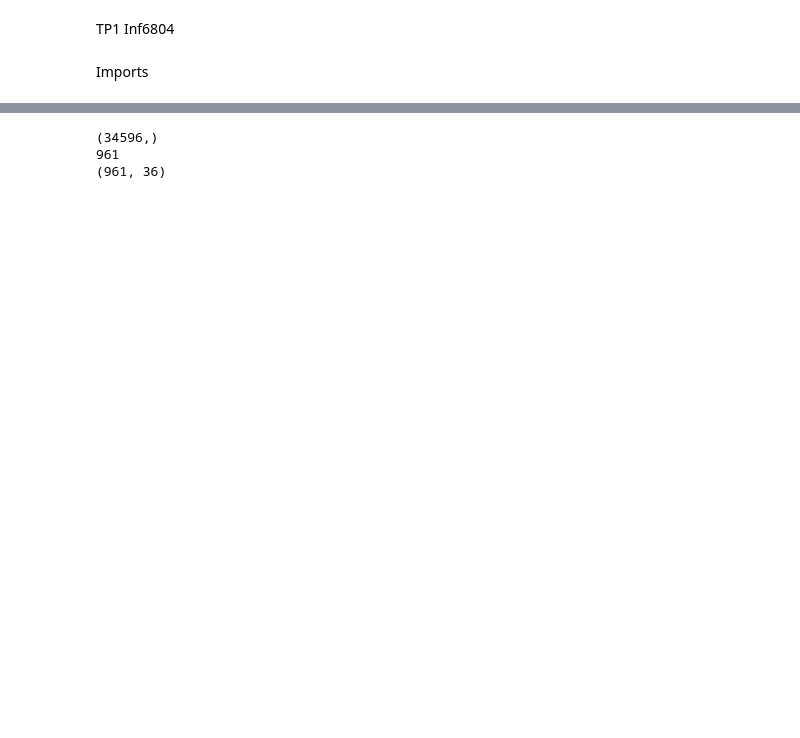
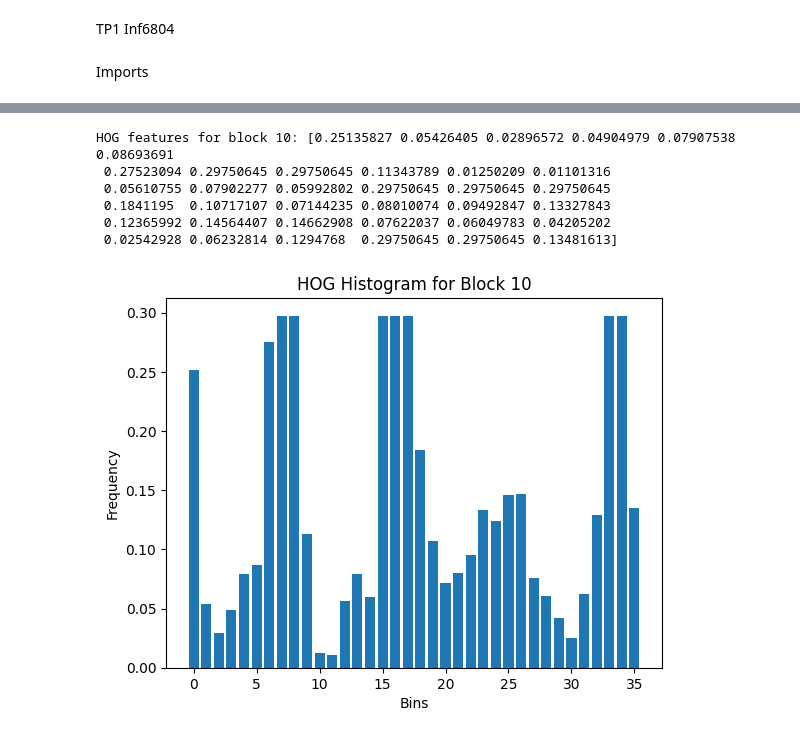
Before and after one commit to Yassine-Serroukhe-Idrissi/INF6804, a Jupyter notebook: TP1/TP1_data/TP1_data/tp1.ipynb, the cells around one changed output, grey strips where cells are left out. Cells and saved outputs as stored; diff of their text form; code cells hidden in the pictures; blank space fills up the shorter version.

```diff
--- a/TP1/TP1_data/TP1_data/tp1.ipynb
+++ b/TP1/TP1_data/TP1_data/tp1.ipynb
@@ -10,33 +83,51 @@ import matplotlib.pyplot as plt
+# %%
+# Plot the histogram for the first block as an example
+block_index = 10  # Choose the block to visualize
+print(f'HOG features for block {block_index}: {hog_features_per_block[block_index]}')
+plt.bar(range(hog_features_per_block.shape[1]), hog_features_per_block[block_index])
+plt.title(f'HOG Histogram for Block {block_index}')
+plt.xlabel('Bins')
+plt.ylabel('Frequency')
+plt.show()
+# %% [output]
+HOG features for block 10: [0.25135827 0.05426405 0.02896572 0.04904979 0.07907538 0.08693691
+ 0.27523094 0.29750645 0.29750645 0.11343789 0.01250209 0.01101316
+ 0.05610755 0.07902277 0.05992802 0.29750645 0.29750645 0.29750645
+ 0.1841195  0.10717107 0.07144235 0.08010074 0.09492847 0.13327843
+ 0.12365992 0.14564407 0.14662908 0.07622037 0.06049783 0.04205202
+ 0.02542928 0.06232814 0.1294768  0.29750645 0.29750645 0.13481613]
+[figure, added]
 # %%
-image_query_name = "lotus_query.jpg"
-image = cv2.imread(image_query_name, cv2.IMREAD_GRAYSCALE)
+def compute_dist(image_name1,image_name2):
+    # Set HOG descriptor parameters
+    win_size = (64, 64)      # Size of the window (image patch)
+    block_size = (16, 16)    # Size of each block
+    block_stride = (8, 8)    # Step size to move the block
+    cell_size = (8, 8)       # Size of each cell within a block
+    nbins = 9                # Number of histogram bins
 
-# Set HOG descriptor parameters
-win_size = (256, 256)      # Size of the window (image patch)
-block_size = (16, 16)    # Size of each block
-block_stride = (8, 8)    # Step size to move the block
-cell_size = (8, 8)       # Size of each cell within a block
-nbins = 9                # Number of histogram bins
+    # Create the HOG descriptor object
 
-# Create the HOG descriptor object
-hog = cv2.HOGDescriptor(win_size, block_size, block_stride, cell_size, nbins)
+    hog = cv2.HOGDescriptor(win_size, block_size, block_stride, cell_size, nbins)
+    image1 = cv2.imread(image_name1, cv2.IMREAD_GRAYSCALE)
+    image2 = cv2.imread(image_name2, cv2.IMREAD_GRAYSCALE)
+    # Resize the image to match the HOG descriptor window size
+    image_resized1 = cv2.resize(image1, win_size)
+    image_resized2 = cv2.resize(image2, win_size)
 
-# Resize the image to match the HOG descriptor window size
-image_resized = cv2.resize(image, win_size)
+    # Compute the HOG descriptor for the images
+    hog_features1 = hog.compute(image_resized1)
+    hog_features2 = hog.compute(image_resized2)
 
-# Compute the HOG descriptor for the entire image
-hog_features = hog.compute(image_resized)
-print(hog_features.shape)
+    #Compute the distance between the two HOG descriptors
+    dist = np.linalg.norm(hog_features1-hog_features2)
+    return dist
 
-# Compute the number of blocks
-n_blocks_x = (win_size[0] - block_size[0]) // block_stride[0] + 1
-n_blocks_y = (win_size[1] - block_size[1]) // block_stride[1] + 1
-n_blocks = n_blocks_x * n_blocks_y
-print(n_blocks)
-# Reshape the HOG features into blocks
-hog_features_per_block = np.reshape(hog_features, (n_blocks, -1))
-print(hog_features_per_block.shape)
+def compute_dist_all(image_query_name):
+    list_dist = []
+    for file_name in os.listdir("database"):
+        if file_name.endswith(".jpg"):
+
+            dist = compute_dist(image_query_name,"database/"+file_name)
+            list_dist.append((file_name,dist))
+    return list_dist
-# %% [output]
-(34596,)
-961
-(961, 36)
```
Also changed, not shown: parts of 4 cells of this notebook.
